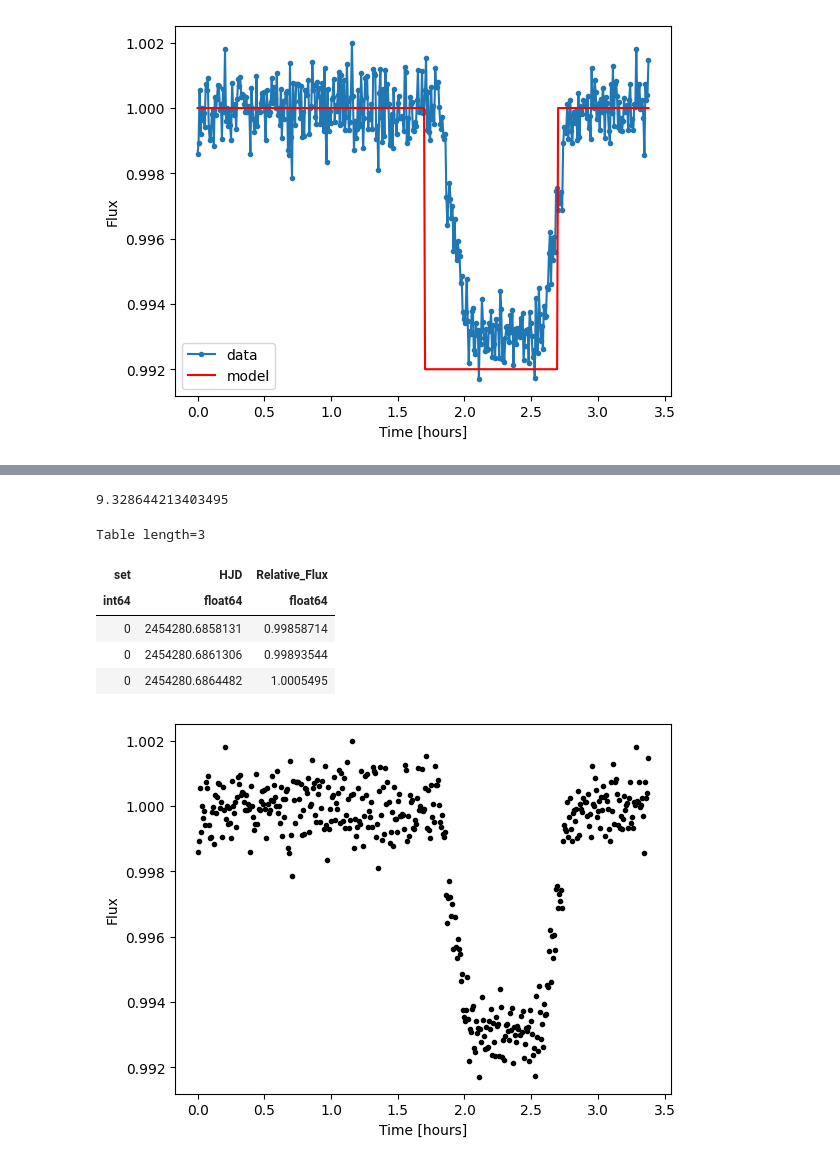
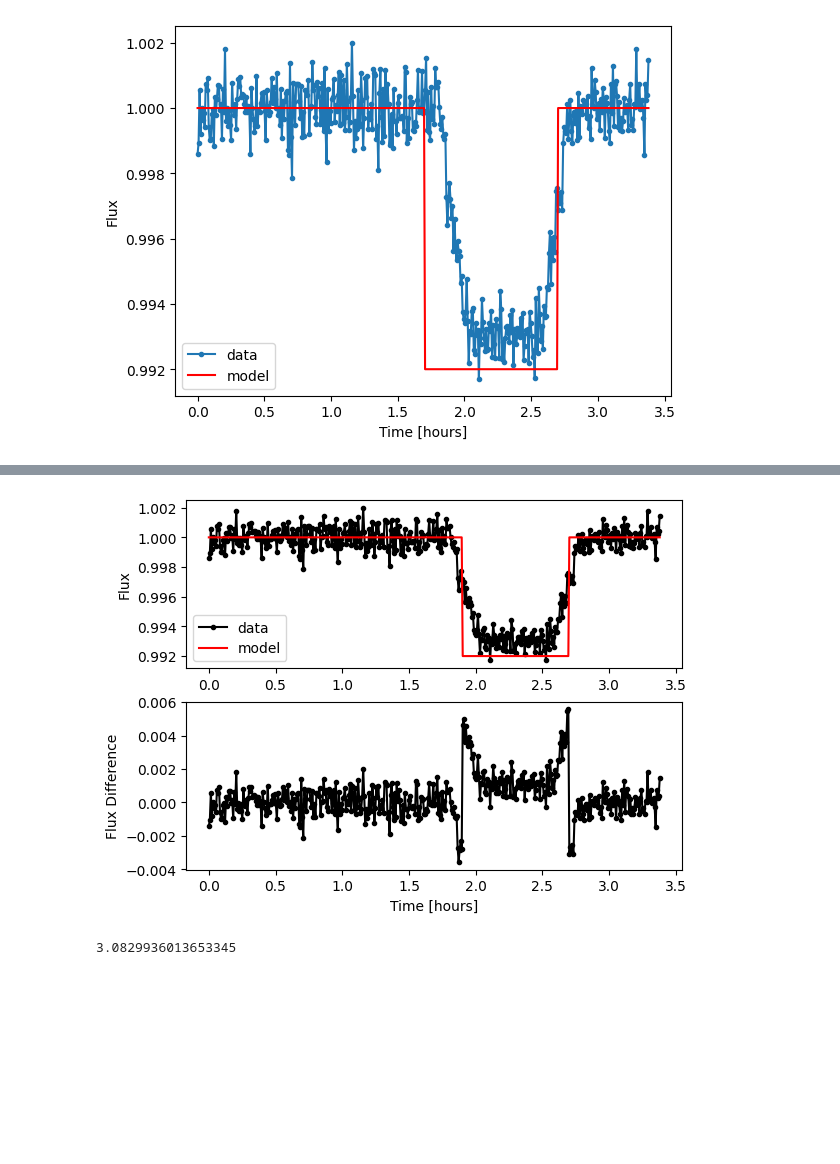
Before and after one commit to abdulom4/Astronomy, a Jupyter notebook: Transit.ipynb, the cells around one changed output, grey strips where cells are left out. Cells and saved outputs as stored; diff of their text form; code cells hidden in the pictures; blank space fills up the shorter version.

```diff
--- a/Transit.ipynb
+++ b/Transit.ipynb
@@ -117,3 +149,26 @@ plt.show() # shows the plot
+# %%
+t_0 = 2.3 * u.hour # This defines the t_0
+tau = 0.8 * u.hour # This defines the tau
+delta = 0.008 # This defines the delta
+flux_model = generate_transit_lightcurve(time_obs, t_0, tau, delta) # This defines the flux_model
+
+plt.subplot(2, 1, 1) # This is the subplot for the first plot
+
+plt.plot(time_obs, flux_obs, marker=".", color="black", label="data") # plots the time_obs and flux_obs
+plt.plot(time_obs, flux_model, linestyle="-", color="red", label="model") # plots the time_obs and flux_model
+
+plt.ylabel("Flux") # This sets the y label to Flux
+plt.legend() # This adds a legend to the plot
+
+plt.subplot(2, 1, 2) # This is the subplot for the second plot
+
+plt.plot(time_obs, flux_obs - flux_model, marker=".", color="black") # This plots the time_obs and flux_obs - flux_model
+plt.xlabel("Time [hours]") # This sets the x label to Time [hours]
+plt.ylabel("Flux Difference") # This sets the y label to Flux Difference
+
+plt.show() # This shows the plot
+# %% [output]
+[figure, added]
 # %%
 ind = np.where(time_obs < 1.5 * u.hour) # where there is not transit but has fluctuation
 error = np.std(flux_obs[ind]) # This defines the error
@@ -122,31 +177,4 @@ degree_of_freedom = len(time_obs) - 3 # This defines the degree of freedom
 reduced_Chi2 = np.sum(((flux_obs - flux_model) / error)**2) / degree_of_freedom # This defines the reduced Chi2
 print(reduced_Chi2) # This prints the reduced Chi2
 # %% [output]
-9.328644213403495
+3.0829936013653345
-# %%
-dat[0:3]
-# %% [output]
-Table length=3
-| set | HJD | Relative_Flux |
-| int64 | float64 | float64 |
-| 0 | 2454280.6858131 | 0.99858714 |
-| 0 | 2454280.6861306 | 0.99893544 |
-| 0 | 2454280.6864482 | 1.0005495 |
-# %%
-time_obs = dat["HJD"]
-time_obs = (time_obs - time_obs[0]) * 24.0 * u.hour
-flux_obs = dat["Relative_Flux"]
-
-# Cut the data to use only the first transit
-ind = np.where(time_obs < 6.0 * u.hour)
-time_obs = time_obs[ind]
-flux_obs = flux_obs[ind]
-
-plt.plot(time_obs, flux_obs, marker=".", color="black", linestyle="None")
-plt.xlabel("Time [hours]")
-plt.ylabel("Flux")
-
-# plt.ylim(0, 0.02
-plt.show()
-# %% [output]
-[figure, removed]
```
Also changed, not shown: parts of 6 cells of this notebook.
